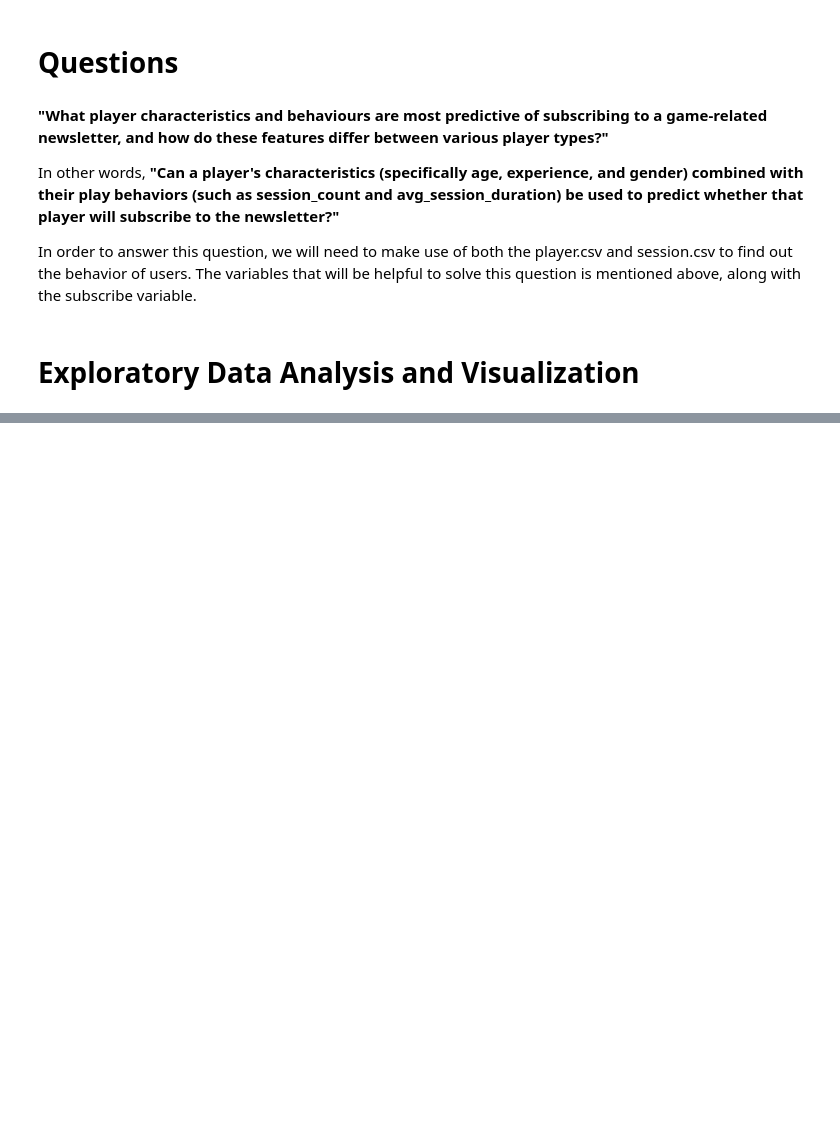
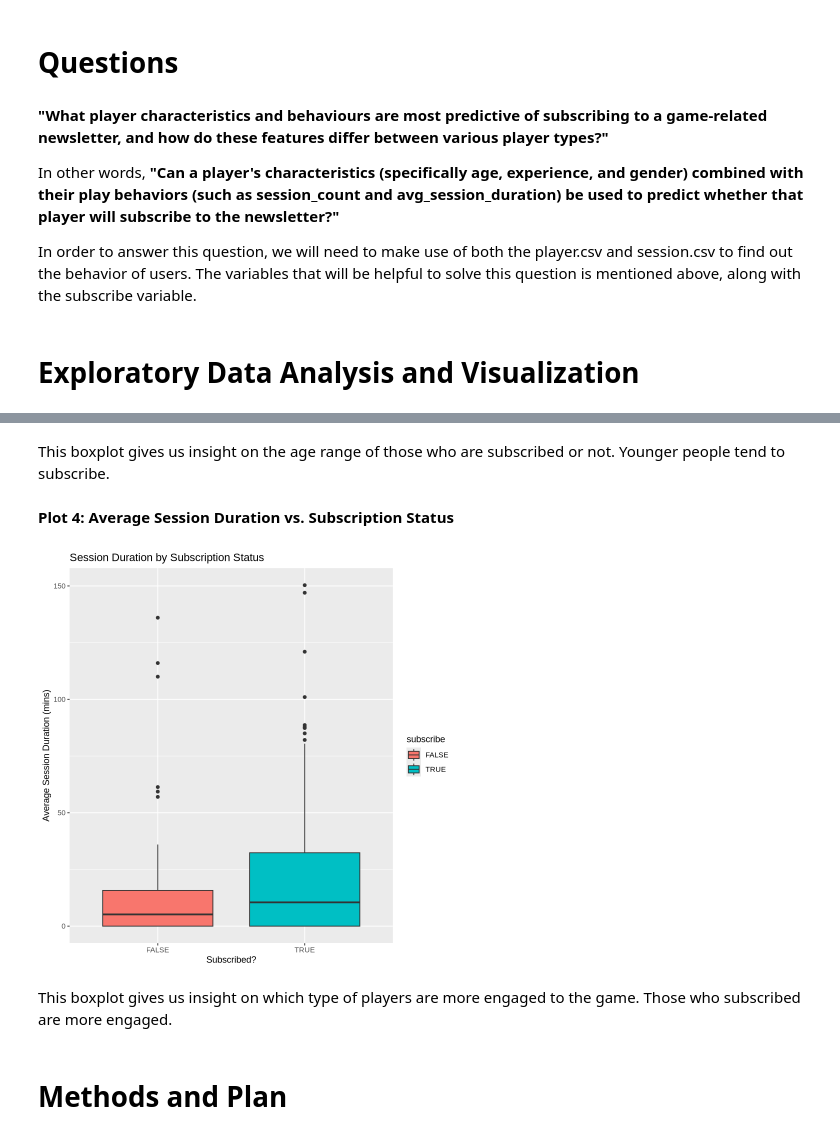
Before and after one commit to TW963/DSCI-100-individual, a Jupyter notebook: Individual planning stage.ipynb, the cells around one changed output, grey strips where cells are left out. Cells and saved outputs as stored; diff of their text form; code cells hidden in the pictures; blank space fills up the shorter version.

```diff
--- a/Individual planning stage.ipynb
+++ b/Individual planning stage.ipynb
@@ -204,0 +258,16 @@ A tibble: 196 × 9
+# %% [markdown]
+This boxplot gives us insight on the age range of those who are subscribed or not. Younger people tend to subscribe.
+# %% [markdown]
+**Plot 4: Average Session Duration vs. Subscription Status**
+# %%
+ggplot(tidy_data, aes(x = subscribe, y = avg_session_duration, fill = subscribe)) +
+    geom_boxplot() +
+    labs(title = "Session Duration by Subscription Status",
+        x = "Subscribed?",
+        y = "Average Session Duration (mins)")
+# %% [output]
+[figure, added]
+# %% [markdown]
+This boxplot gives us insight on which type of players are more engaged to the game. Those who subscribed are more engaged.
+# %% [markdown]
+# Methods and Plan
```
Also changed, not shown: parts of 9 cells of this notebook.
